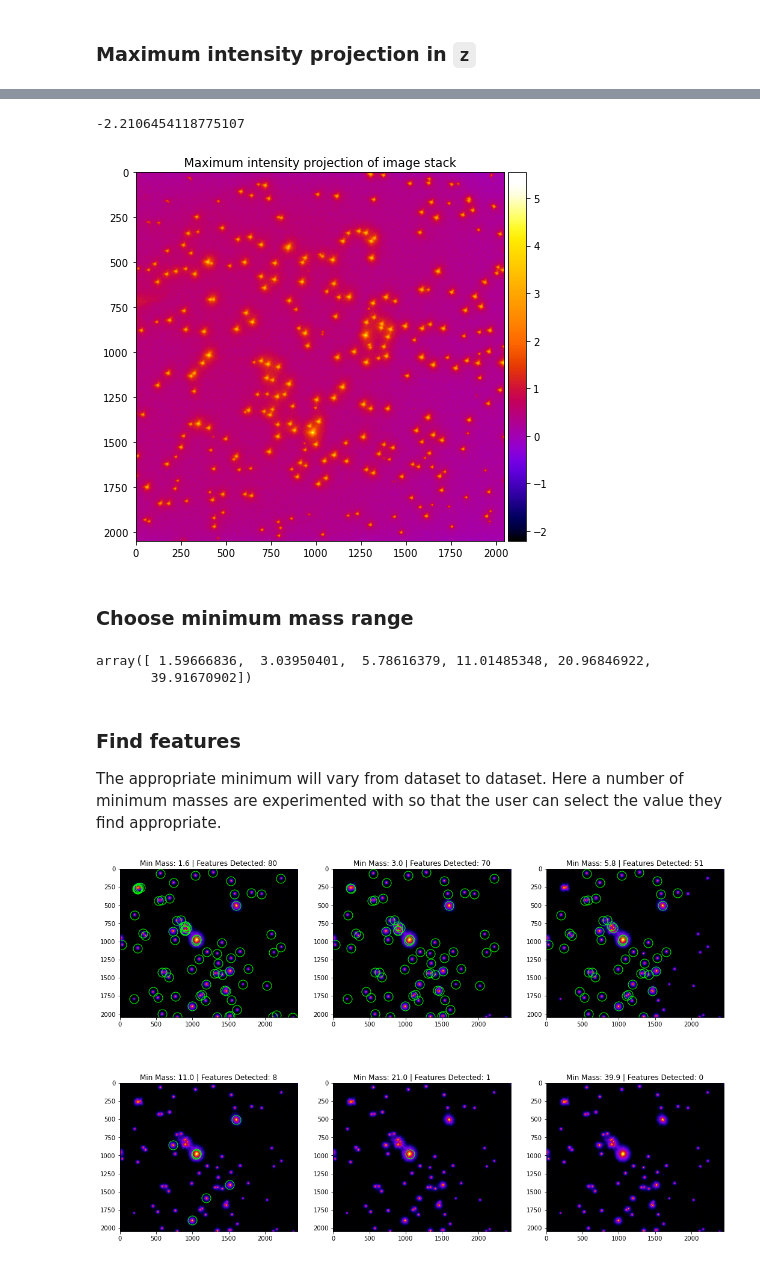
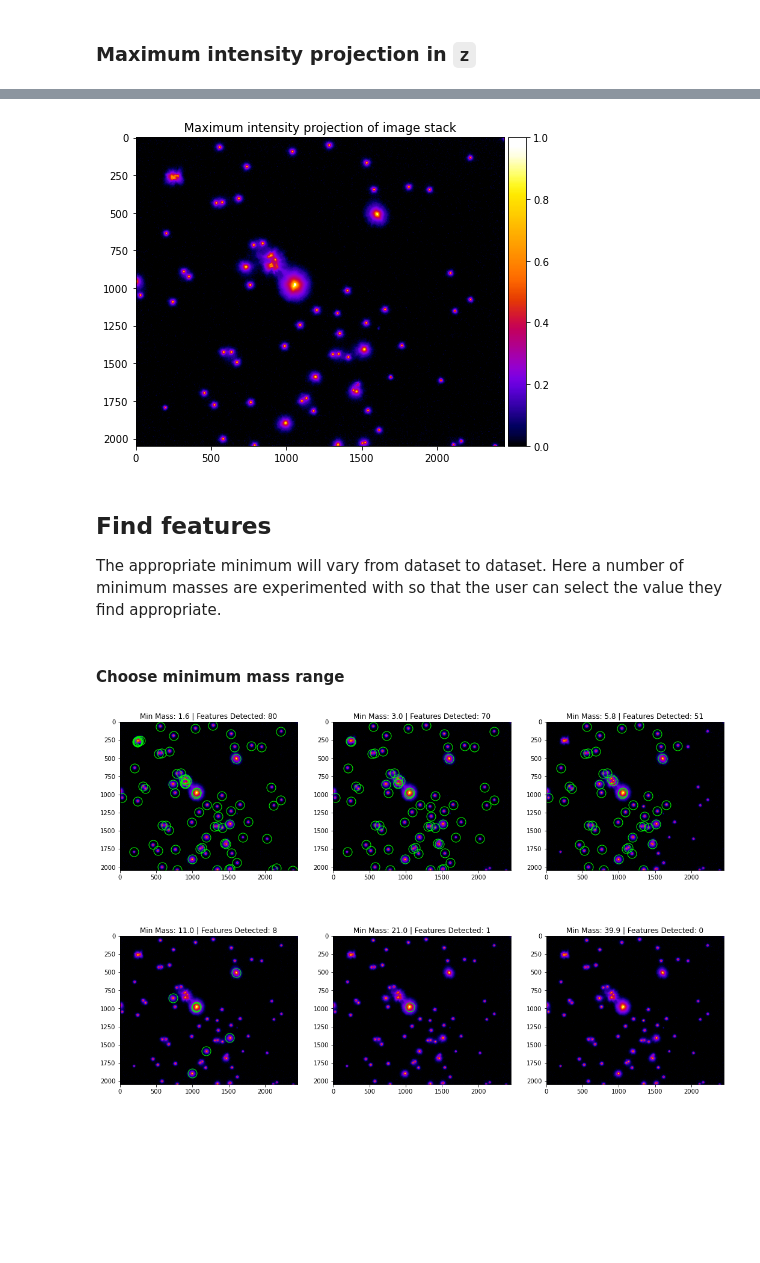
Before and after one commit to hoogenboom-group/PSF-Extractor, a Jupyter notebook: notebooks/walkthrough.ipynb, the cells around one changed output, grey strips where cells are left out. Drawn from its saved outputs; the diff is of its cells as text; code cells hidden in the pictures; blank space fills up the shorter version.

```diff
--- a/notebooks/walkthrough.ipynb
+++ b/notebooks/walkthrough.ipynb
@@ -251,0 +93,5 @@ stack
+# %%
+# Set directory of image stack
+file_pattern = '../data/sample_zstack_png_sequence/'
+# Load image stack
+stack = load_stack(file_pattern)
@@ -262,37 +102,0 @@ mip.min(), np.log(np.exp(mip.min()))
-# %%
-np.log(255*mip[mip>0].min())
-# %% [output]
--2.2106454118775107
-# %%
-# Calculate the maximum projection image of the image stack
-mip = np.max(stack, axis=0)
-mip = exposure.rescale_intensity(mip, out_range=(0, 1))
-
-# Create figure
-fig, ax = plt.subplots(figsize=(7, 7))
-# Take log to enhance contrast, avoid /b0 error
-mpn_log = np.log(255*mip,
-                 out=np.zeros_like(mip),
-                 where=mip!=0)
-im = ax.imshow(mpn_log, cmap=fire)
-# im = ax.imshow(mip, cmap=fire)
-ax.set_title('Maximum intensity projection of image stack')
-# Colorbar
-div = make_axes_locatable(ax)
-cax = div.append_axes('right', size='5%', pad=0.05)
-plt.colorbar(im, cax=cax);
-# %% [output]
-[figure, removed]
-# %% [markdown]
-### Choose minimum mass range
-# %%
-# Estimate peak intensity of a typical *single* PSF
-peak = np.percentile(mip, 99.9)
-
-# Set candidate minimum masses
-min_mass_0 = np.pi * (dx/2)**2 * peak
-min_masses = np.logspace(np.log10(min_mass_0/5), np.log10(min_mass_0*5), 6)
-min_masses
-# %% [output]
-array([ 1.59666836,  3.03950401,  5.78616379, 11.01485348, 20.96846922,
-       39.91670902])
@@ -299,3 +105,18 @@ array([ 1.59666836,  3.03950401,  5.78616379, 11.01485348, 20.96846922,
+# %%
+# Get MIP
+mip = np.max(stack, axis=0)
+# And the natural log (for enhanced plotting)
+s = 1/mip[mip!=0].min()  # Scaling factor (such that log(min) = 0
+mip_log = np.log(s*mip,
+                 out=np.zeros_like(mip),
+                 where=mip!=0)  # avoid /b0 error
+
+# Plot MIP
+plot_mip(mip)
+# %% [output]
+[figure, added]
 # %% [markdown]
-### Find features
+## Find features
 The appropriate minimum will vary from dataset to dataset. Here a number of minimum masses are experimented with so that the user can select the value they find appropriate.
+# %% [markdown]
+#### Choose minimum mass range
```
Also changed, not shown: parts of 35 cells of this notebook.
